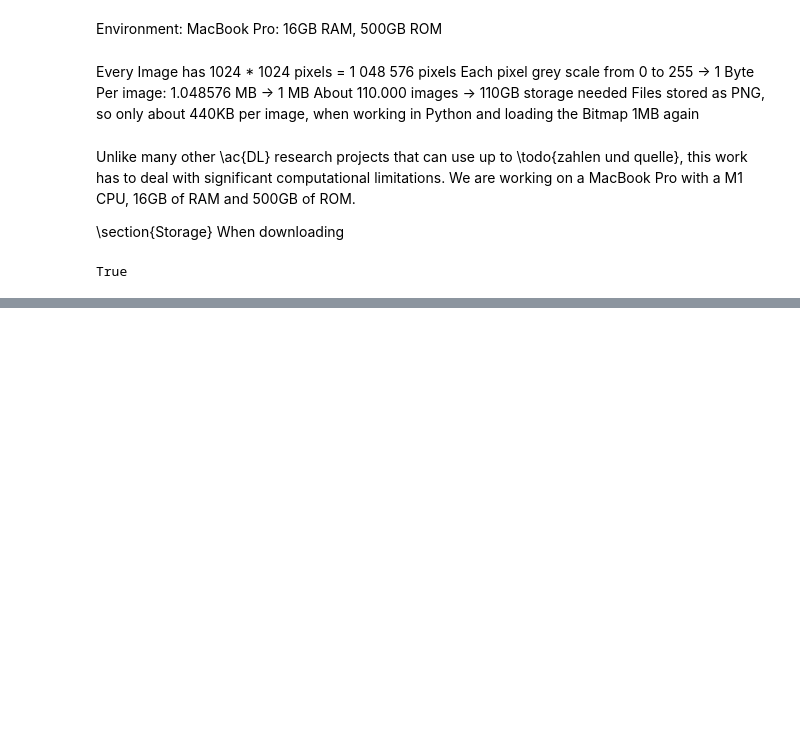
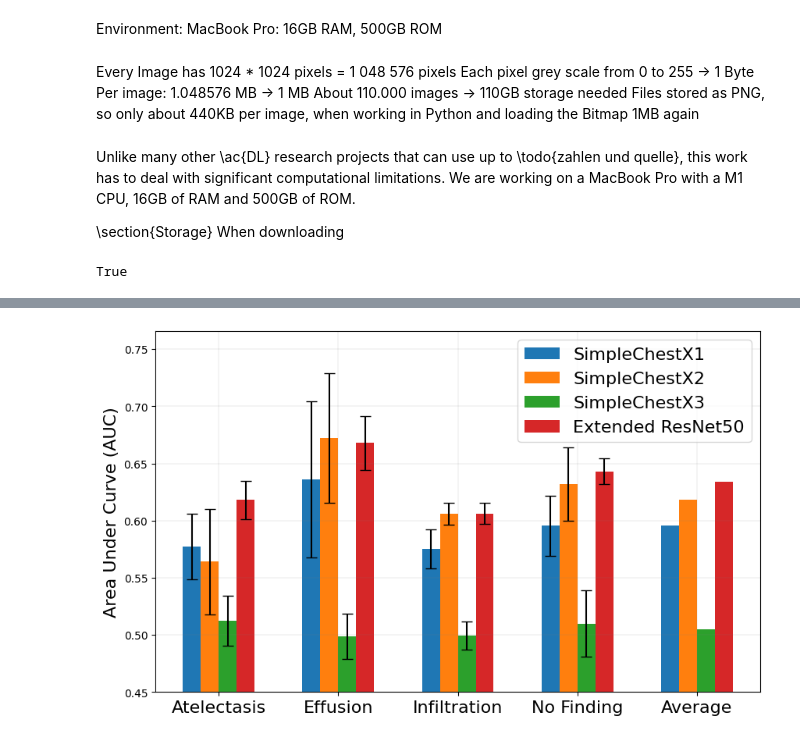
Before and after one commit to Naxsos/MedicaldeepLearning, a Jupyter notebook: Computational_Limitations/plots.ipynb, the cells around one changed output, grey strips where cells are left out. Cells and saved outputs as stored; diff of their text form; code cells hidden in the pictures; blank space fills up the shorter version.

```diff
--- a/Computational_Limitations/plots.ipynb
+++ b/Computational_Limitations/plots.ipynb
@@ -163,0 +185,99 @@ True
+# %%
+import matplotlib.pyplot as plt
+import numpy as np
+import pickle
+
+with open('pickles/chestxray8/resolution_10000samples_5runs_20epochs.pkl', 'rb') as file:
+    resnet50 = pickle.load(file)
+with open('models/resnet_2/evaluations.pkl', 'rb') as file:
+    resnet50_fromepoch = pickle.load(file)
+
+resnet50[224] = [([0.6198310291858679, 0.6551711990982104, 0.5960707233065443, 0.6414924663849448], 0.25100850893723947, 0.6715), ([0.6120786751209744, 0.6635597826086956, 0.5942466807082115, 0.6328284900284901], 0.25074850299401197, 0.6755), ([0.5994554535916419, 0.7131189599102591, 0.6132638684216202, 0.6579426356535396], 0.2507824511912532, 0.681), ([0.6491791577444683, 0.6603919850937205, 0.6151980392156864, 0.6546800023125398], 0.250604343720491, 0.704), ([0.6094432568082536, 0.646853146853147, 0.6123890884529183, 0.6289750706935477], 0.24964106245513282, 0.6955)]
+# resnet50[224] = resnet50_fromepoch[50]
+resnet50_at, resnet50_ef, resnet50_in, resnet50_nf = [], [], [], []
+for eval in resnet50[224]:
+    resnet50_at.append(eval[0][0])
+    resnet50_ef.append(eval[0][1])
+    resnet50_in.append(eval[0][2])
+    resnet50_nf.append(eval[0][3])
+resnet50_means = {param: np.mean(values) for param, values in zip(['at', 'ef', 'in', 'nf'], [resnet50_at, resnet50_ef, resnet50_in, resnet50_nf])}
+resnet50_stds = {param: np.std(values) for param, values in zip(['at', 'ef', 'in', 'nf'], [resnet50_at, resnet50_ef, resnet50_in, resnet50_nf])}
+
+with open('pickles/resOnly224/resonly224_model1.pkl', 'rb') as file:
+    model1 = pickle.load(file)
+model1_at, model1_ef, model1_in, model1_nf = [], [], [], []
+for eval in model1:
+    model1_at.append(eval[0][0])
+    model1_ef.append(eval[0][1])
+    model1_in.append(eval[0][2])
+    model1_nf.append(eval[0][3])
+model1_means = {param: np.mean(values) for param, values in zip(['at', 'ef', 'in', 'nf'], [model1_at, model1_ef, model1_in, model1_nf])}
+model1_stds = {param: np.std(values) for param, values in zip(['at', 'ef', 'in', 'nf'], [model1_at, model1_ef, model1_in, model1_nf])}
+
+with open('pickles/resOnly224/resonly224_model2.pkl', 'rb') as file:
+    model2 = pickle.load(file)
+model2_at, model2_ef, model2_in, model2_nf = [], [], [], []
+for eval in model2:
+    model2_at.append(eval[0][0])
+    model2_ef.append(eval[0][1])
+    model2_in.append(eval[0][2])
+    model2_nf.append(eval[0][3])
+model2_means = {param: np.mean(values) for param, values in zip(['at', 'ef', 'in', 'nf'], [model2_at, model2_ef, model2_in, model2_nf])}
+model2_stds = {param: np.std(values) for param, values in zip(['at', 'ef', 'in', 'nf'], [model2_at, model2_ef, model2_in, model2_nf])}
+
+with open('pickles/resOnly224/resonly224_model3.pkl', 'rb') as file:
+    model3 = pickle.load(file)
+model3_at, model3_ef, model3_in, model3_nf = [], [], [], []
+for eval in model3:
+    model3_at.append(eval[0][0])
+    model3_ef.append(eval[0][1])
+    model3_in.append(eval[0][2])
+    model3_nf.append(eval[0][3])
+model3_means = {param: np.mean(values) for param, values in zip(['at', 'ef', 'in', 'nf'], [model3_at, model3_ef, model3_in, model3_nf])}
+model3_stds = {param: np.std(values) for param, values in zip(['at', 'ef', 'in', 'nf'], [model3_at, model3_ef, model3_in, model3_nf])}
+
+model3_means= {'at': 0.5123, 'ef': 0.4987, 'in': 0.49934, 'nf': 0.50976}
+model3_stds = {'at': 0.02197, 'ef': 0.01987, 'in': 0.0123, 'nf': 0.02912}
+
+performance = np.array([[model1_means['at'], model1_means['ef'], model1_means['in'], model1_means['nf']],
+                        [model2_means['at'], model2_means['ef'], model2_means['in'], model2_means['nf']],
+                        [model3_means['at'], model3_means['ef'], model3_means['in'], model3_means['nf']],
+                        [resnet50_means['at'], resnet50_means['ef'], resnet50_means['in'], resnet50_means['nf']]])
+row_averages = np.mean(performance, axis=1)
+performance = np.column_stack((performance, row_averages))
+
+std_dev = np.array([[model1_stds['at'], model1_stds['ef'], model1_stds['in'], model1_stds['nf'], np.NaN],
+                    [model2_stds['at'], model2_stds['ef'], model2_stds['in'], model2_stds['nf'], np.NaN],
+                    [model3_stds['at'], model3_stds['ef'], model3_stds['in'], model3_stds['nf'], np.NaN],
+                    [resnet50_stds['at'], resnet50_stds['ef'], resnet50_stds['in'], resnet50_stds['nf'], np.NaN]])
+
+
+labels = ['Atelectasis', 'Effusion', 'Infiltration', 'No Finding', 'Average']
+model_names = ['SimpleChestX1', 'SimpleChestX2', 'SimpleChestX3', 'Extended ResNet50']
+n_models = len(model_names)
+n_labels = len(labels)
+
+font_size = 16
+
+x = np.arange(n_labels)  # positions of the labels
+width = 0.15  # width of each bar, smaller to fit all models in each label group
+
+# Create a plot
+fig, ax = plt.subplots(figsize=(10, 6))
+
+for i in range(n_models):
+    ax.bar(x + i * width, performance[i], width, yerr=std_dev[i], label=model_names[i], capsize=5)
+
+ax.set_xticks(x + width * (n_models - 1) / 2)  # Place the x-ticks in the middle of the grouped bars
+ax.set_xticklabels(labels, fontsize=font_size)
+ax.legend(fontsize=font_size, loc="upper right")
+ax.set_ylim(0.45)
+ax.set_ylabel("Area Under Curve (AUC)", fontsize=font_size)
+# ax.set_xlabel("Labels", fontsize=font_size)
+ax.grid(color='grey', linestyle='-', linewidth=0.25, alpha=0.5)
+
+plt.savefig("evals/chestxray8/architecture_10000samples_50epochs_earlystopping.pdf", bbox_inches='tight', pad_inches=0)
+
+plt.show()
+# %% [output]
+[figure, added]
```
Also changed, not shown: parts of 6 cells of this notebook, 13 other files.
